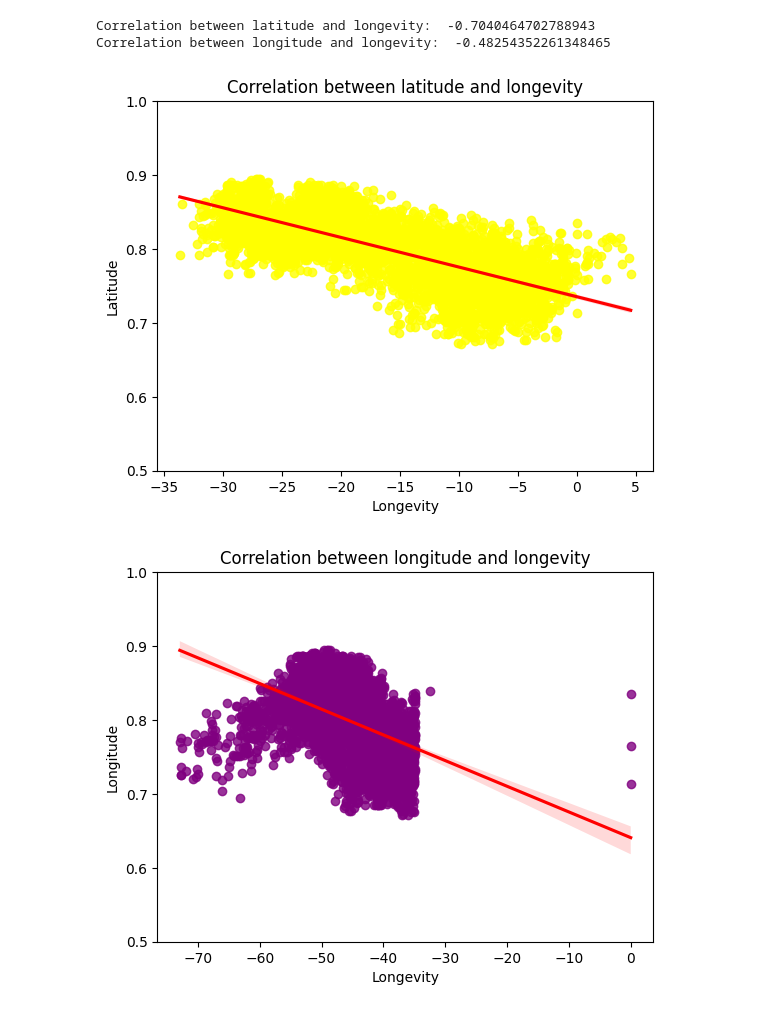
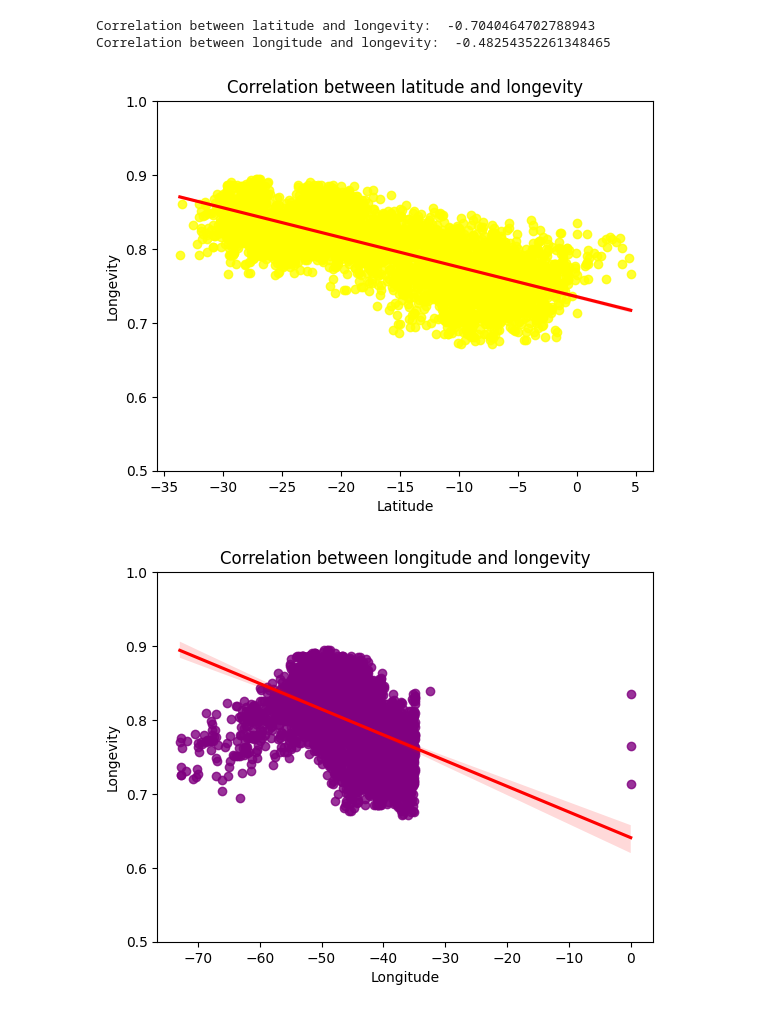
Before and after one commit to Nasiasene/ICD_project, a Jupyter notebook: LONGEVITY.ipynb, the cells around one changed output. Drawn from its saved outputs; the diff is of its cells as text; code cells hidden in the pictures.

```diff
--- a/LONGEVITY.ipynb
+++ b/LONGEVITY.ipynb
@@ -333,12 +333,12 @@ Correlation between longitude and longevity:  -0.48254352261348465
 # %%
 sns.regplot(data=df_general, x='LAT', y='IDHM_Longevidade', color='yellow', line_kws={'color': 'red'})
 plt.ylim(0.5, 1)
-plt.xlabel('Longevity')
-plt.ylabel('Latitude')
+plt.xlabel('Latitude')
+plt.ylabel('Longevity')
 plt.title('Correlation between latitude and longevity')
 plt.show()
 # %% [output]
-[figure, old version]
+[figure, new version]
 # %%
 sns.regplot(data=df_general, x='LONG', y='IDHM_Longevidade', color='purple', line_kws={'color': 'red'})
 plt.ylim(0.5, 1)
```
Also changed, not shown: parts of 2 cells of this notebook.
